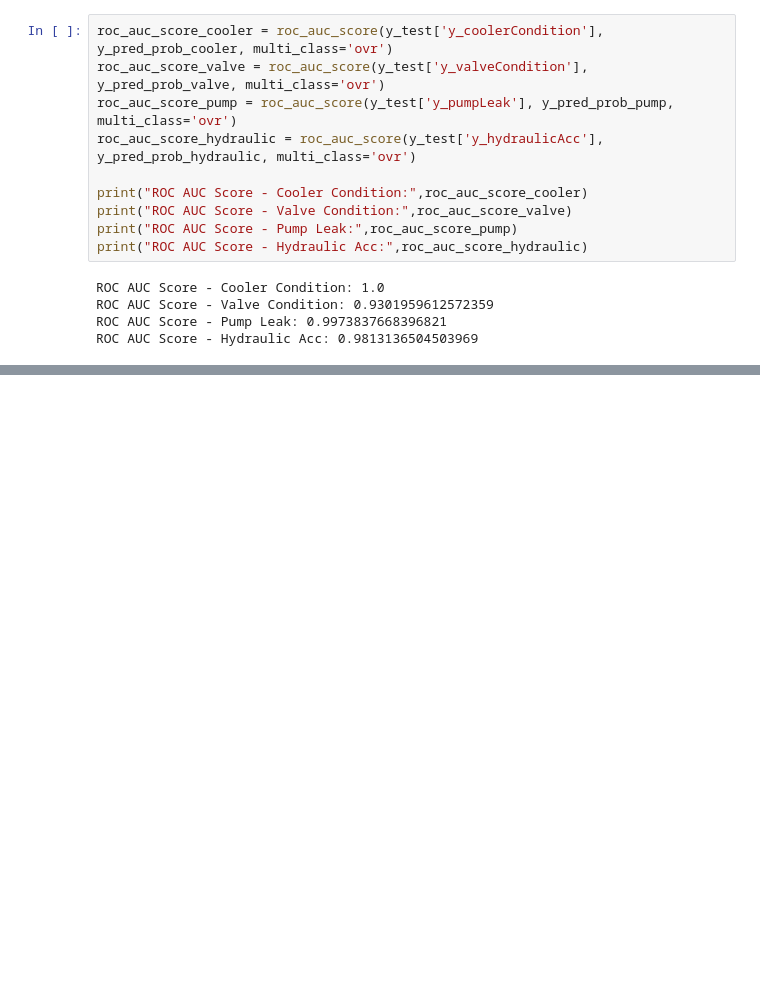
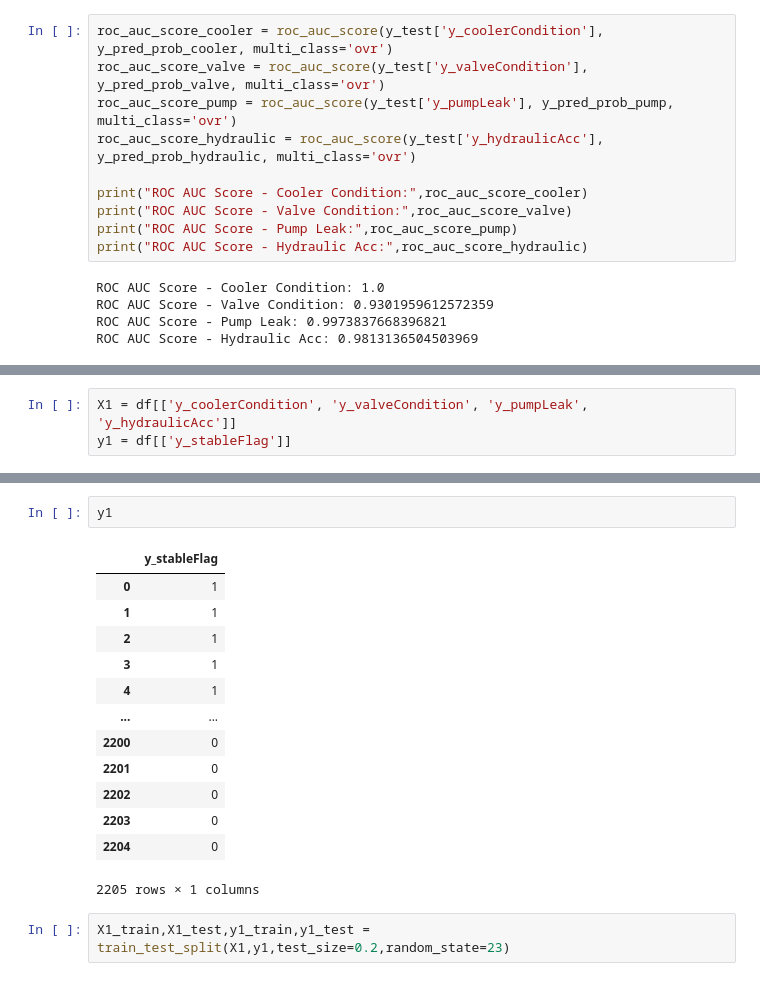
Before and after one commit to ajaykofficial/Machine-Learning, a Jupyter notebook: Condition Monitoring of Hydraulic System/KNN.ipynb, the cells around one changed output, grey strips where cells are left out. Cells and saved outputs as stored; diff of their text form; blank space fills up the shorter version.

```diff
--- a/Condition Monitoring of Hydraulic System/KNN.ipynb
+++ b/Condition Monitoring of Hydraulic System/KNN.ipynb
@@ -388,0 +389,3 @@ plt.show()
+# %%
+X1 = df[['y_coolerCondition', 'y_valveCondition', 'y_pumpLeak', 'y_hydraulicAcc']]
+y1 = df[['y_stableFlag']]
@@ -388,0 +408,18 @@ plt.show()
+# %%
+y1
+# %% [output]
+|  | y_stableFlag |
+| 0 | 1 |
+| 1 | 1 |
+| 2 | 1 |
+| 3 | 1 |
+| 4 | 1 |
+| ... | ... |
+| 2200 | 0 |
+| 2201 | 0 |
+| 2202 | 0 |
+| 2203 | 0 |
+| 2204 | 0 |
+2205 rows × 1 columns
+# %%
+X1_train,X1_test,y1_train,y1_test = train_test_split(X1,y1,test_size=0.2,random_state=23)
```
Also changed, not shown: parts of 24 cells of this notebook.
